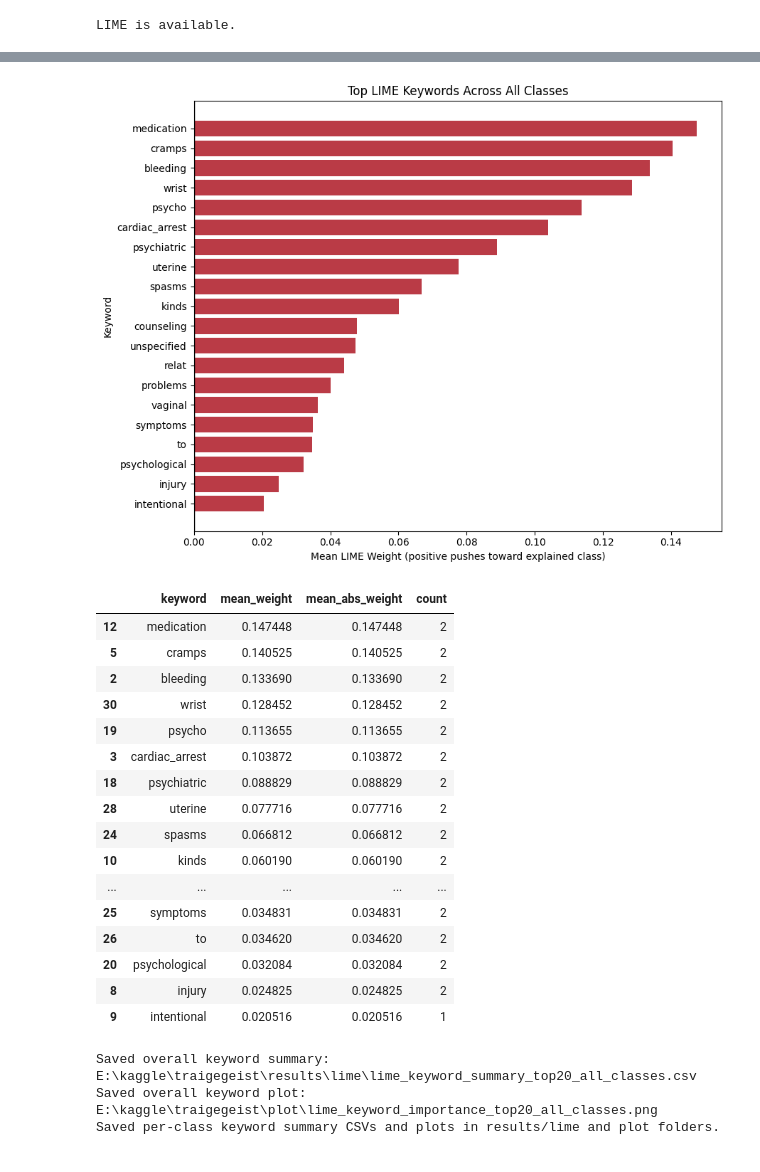
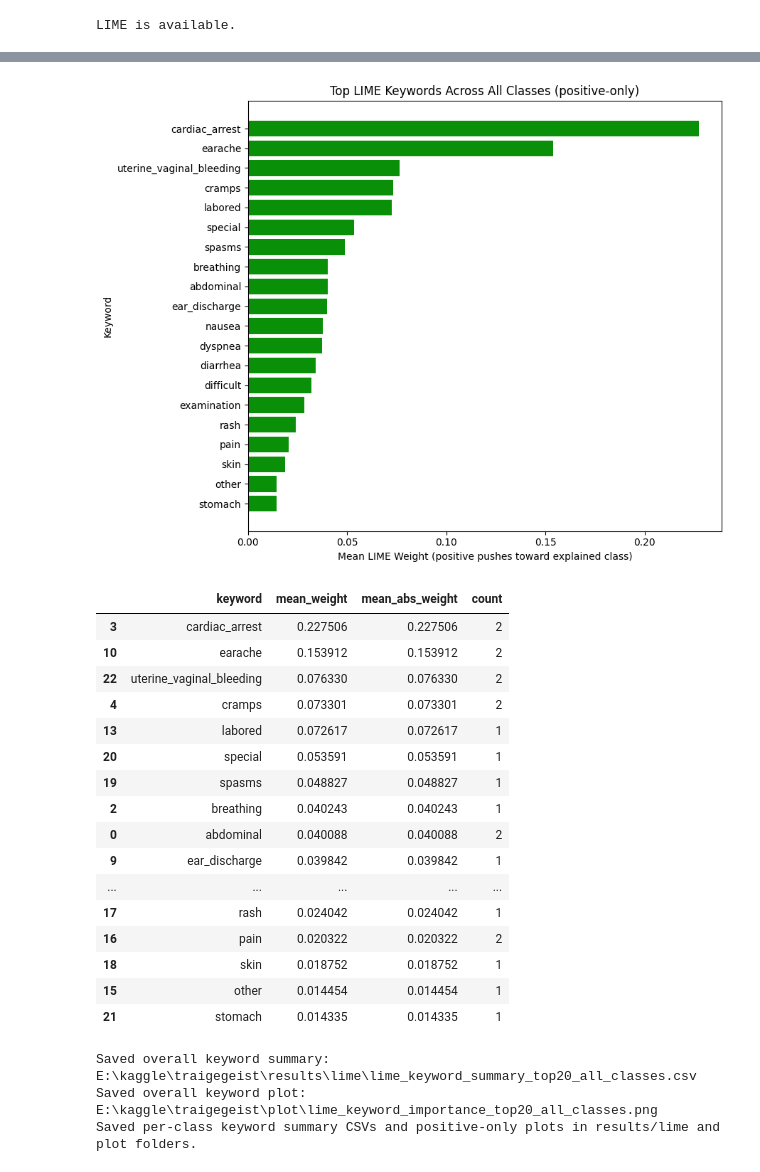
Before and after one commit to Reaper-ai/traigegeist, a Jupyter notebook: notebooks/nlp_lime_explanations.ipynb, the cells around one changed output, grey strips where cells are left out. Saved outputs shown, nothing was run; the diff lists cells and outputs as text; code cells hidden in the pictures.

Commit message:
NLP Emergency Plots For 3 Classes

```diff
--- a/notebooks/nlp_lime_explanations.ipynb
+++ b/notebooks/nlp_lime_explanations.ipynb
@@ -212,11 +251,15 @@ def predict_proba_texts(texts, batch_size: int = 64) -> np.ndarray:
                 input_ids=enc["input_ids"].to(DEVICE),
                 attention_mask=enc["attention_mask"].to(DEVICE),
             )
-            probs = logits_to_class_probs(logits, NUM_CLASSES).cpu().numpy()
+            probs = logits_to_class_probs(logits, MODEL_NUM_CLASSES).cpu().numpy()
+
+            if USE_MERGED_3CLASS_ANALYSIS and MODEL_NUM_CLASSES == 5:
+                probs = merge_probs_5_to_3(probs)
+
         all_probs.append(probs)
 
     if not all_probs:
-        return np.empty((0, NUM_CLASSES), dtype=np.float32)
+        return np.empty((0, ANALYSIS_NUM_CLASSES), dtype=np.float32)
 
     return np.vstack(all_probs).astype(np.float32)
 
@@ -471,8 +560,13 @@ Saved summary: E:\kaggle\traigegeist\results\lime\lime_explanations_summary_all_
 Saved all keyword weights: E:\kaggle\traigegeist\results\lime\lime_all_keyword_weights_all_classes.csv
 LIME params => num_features=10, num_samples=600, batch_size=32
 # %%
+# Positive-only aggregation to keep final plots free of negative bars.
+positive_weights_df = all_weights_df[all_weights_df["lime_weight"] > 0].copy()
+if positive_weights_df.empty:
+    raise ValueError("No positive LIME weights found; cannot build positive-only summaries.")
+
 keyword_summary_by_class = (
-    all_weights_df.assign(abs_weight=lambda d: d["lime_weight"].abs())
+    positive_weights_df.assign(abs_weight=lambda d: d["lime_weight"].abs())
     .groupby(["explained_class", "keyword"], as_index=False)
     .agg(
         mean_weight=("lime_weight", "mean"),
@@ -489,17 +583,17 @@ overall_keyword_summary = (
         mean_abs_weight=("mean_abs_weight", "mean"),
         count=("count", "sum"),
     )
-    .sort_values("mean_abs_weight", ascending=False)
+    .sort_values("mean_weight", ascending=False)
     .head(20)
 )
 
 overall_summary_path = RESULTS_DIR / "lime_keyword_summary_top20_all_classes.csv"
 overall_keyword_summary.to_csv(overall_summary_path, index=False)
 
-for cls in range(1, NUM_CLASSES + 1):
+for cls in range(1, ANALYSIS_NUM_CLASSES + 1):
     cls_df = (
         keyword_summary_by_class[keyword_summary_by_class["explained_class"] == cls]
-        .sort_values("mean_abs_weight", ascending=False)
+        .sort_values("mean_weight", ascending=False)
         .head(15)
     )
 
@@ -508,60 +602,56 @@ for cls in range(1, NUM_CLASSES + 1):
 
     cls_path = RESULTS_DIR / f"lime_keyword_summary_class_{cls}_top15.csv"
     cls_df.to_csv(cls_path, index=False)
 
     cls_plot_df = cls_df.sort_values("mean_weight", ascending=True)
-    cls_colors = np.where(cls_plot_df["mean_weight"] >= 0, "#ba3b46", "#2f6690")
 
     fig, ax = plt.subplots(figsize=(8, 6))
-    ax.barh(cls_plot_df["keyword"], cls_plot_df["mean_weight"], color=cls_colors)
-    ax.axvline(0, color="black", linewidth=1)
-    ax.set_title(f"Class {cls}: Top LIME Keywords")
+    ax.barh(cls_plot_df["keyword"], cls_plot_df["mean_weight"], color="#0a8f08")
+    ax.set_title(f"Class {cls}: Top LIME Keywords (positive-only)")
     ax.set_xlabel("Mean LIME Weight")
     ax.set_ylabel("Keyword")
     fig.tight_layout()
 
     cls_plot_path = PLOT_DIR / f"lime_keyword_importance_class_{cls}_top15.png"
     fig.savefig(cls_plot_path, dpi=180, bbox_inches="tight")
     plt.close(fig)
 
 plot_df = overall_keyword_summary.sort_values("mean_weight", ascending=True)
-colors = np.where(plot_df["mean_weight"] >= 0, "#ba3b46", "#2f6690")
 
 fig, ax = plt.subplots(figsize=(9, 7))
-ax.barh(plot_df["keyword"], plot_df["mean_weight"], color=colors)
-ax.axvline(0, color="black", linewidth=1)
-ax.set_title("Top LIME Keywords Across All Classes")
+ax.barh(plot_df["keyword"], plot_df["mean_weight"], color="#0a8f08")
+ax.set_title("Top LIME Keywords Across All Classes (positive-only)")
 ax.set_xlabel("Mean LIME Weight (positive pushes toward explained class)")
 ax.set_ylabel("Keyword")
 fig.tight_layout()
 
 overall_plot_path = PLOT_DIR / "lime_keyword_importance_top20_all_classes.png"
 fig.savefig(overall_plot_path, dpi=180, bbox_inches="tight")
 plt.show()
 
 display(overall_keyword_summary)
 print(f"Saved overall keyword summary: {overall_summary_path}")
 print(f"Saved overall keyword plot: {overall_plot_path}")
-print("Saved per-class keyword summary CSVs and plots in results/lime and plot folders.")
+print("Saved per-class keyword summary CSVs and positive-only plots in results/lime and plot folders.")
 # %% [output]
-[figure, old version]
+[figure, new version]
 |  | keyword | mean_weight | mean_abs_weight | count |
-| 12 | medication | 0.147448 | 0.147448 | 2 |
-| 5 | cramps | 0.140525 | 0.140525 | 2 |
-| 2 | bleeding | 0.133690 | 0.133690 | 2 |
-| 30 | wrist | 0.128452 | 0.128452 | 2 |
-| 19 | psycho | 0.113655 | 0.113655 | 2 |
-| 3 | cardiac_arrest | 0.103872 | 0.103872 | 2 |
-| 18 | psychiatric | 0.088829 | 0.088829 | 2 |
-| 28 | uterine | 0.077716 | 0.077716 | 2 |
-| 24 | spasms | 0.066812 | 0.066812 | 2 |
-| 10 | kinds | 0.060190 | 0.060190 | 2 |
+| 3 | cardiac_arrest | 0.227506 | 0.227506 | 2 |
+| 10 | earache | 0.153912 | 0.153912 | 2 |
+| 22 | uterine_vaginal_bleeding | 0.076330 | 0.076330 | 2 |
+| 4 | cramps | 0.073301 | 0.073301 | 2 |
+| 13 | labored | 0.072617 | 0.072617 | 1 |
+| 20 | special | 0.053591 | 0.053591 | 1 |
+| 19 | spasms | 0.048827 | 0.048827 | 1 |
+| 2 | breathing | 0.040243 | 0.040243 | 1 |
+| 0 | abdominal | 0.040088 | 0.040088 | 2 |
+| 9 | ear_discharge | 0.039842 | 0.039842 | 1 |
 | ... | ... | ... | ... | ... |
-| 25 | symptoms | 0.034831 | 0.034831 | 2 |
-| 26 | to | 0.034620 | 0.034620 | 2 |
-| 20 | psychological | 0.032084 | 0.032084 | 2 |
-| 8 | injury | 0.024825 | 0.024825 | 2 |
-| 9 | intentional | 0.020516 | 0.020516 | 1 |
+| 17 | rash | 0.024042 | 0.024042 | 1 |
+| 16 | pain | 0.020322 | 0.020322 | 2 |
+| 18 | skin | 0.018752 | 0.018752 | 1 |
+| 15 | other | 0.014454 | 0.014454 | 1 |
+| 21 | stomach | 0.014335 | 0.014335 | 1 |
 Saved overall keyword summary: E:\kaggle\traigegeist\results\lime\lime_keyword_summary_top20_all_classes.csv
 Saved overall keyword plot: E:\kaggle\traigegeist\plot\lime_keyword_importance_top20_all_classes.png
-Saved per-class keyword summary CSVs and plots in results/lime and plot folders.
+Saved per-class keyword summary CSVs and positive-only plots in results/lime and plot folders.
```
Also changed, not shown: parts of 4 cells of this notebook, 15 other files.
